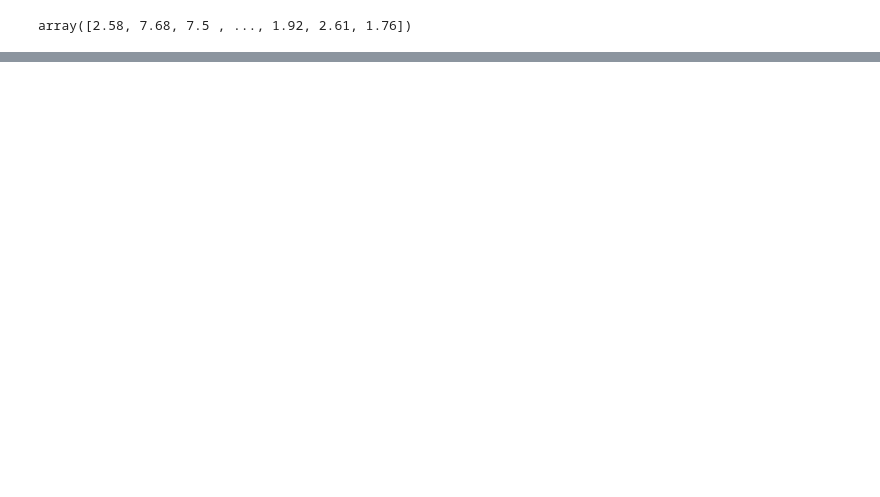
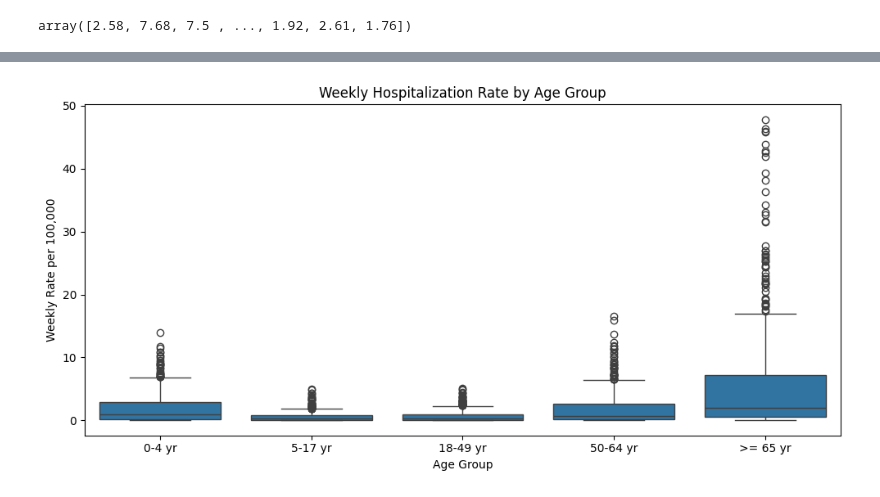
Before and after one commit to Mahmoud4Younis/my-, a Jupyter notebook: Who_Gets_Hospitalized_with_Flu_.ipynb, the cells around one changed output, grey strips where cells are left out. Saved outputs shown, nothing was run; the diff lists cells and outputs as text; code cells hidden in the pictures; blank space fills up the shorter version.

```diff
--- a/Who_Gets_Hospitalized_with_Flu_.ipynb
+++ b/Who_Gets_Hospitalized_with_Flu_.ipynb
@@ -477,0 +553,17 @@ dtype: float64
+# %%
+plt.figure(figsize=(10, 5))
+
+sns.boxplot(
+    data=df_age_eda,
+    x='AGE CATEGORY',
+    y='WEEKLY RATE',
+    order=age_groups
+)
+
+plt.title('Weekly Hospitalization Rate by Age Group')
+plt.xlabel('Age Group')
+plt.ylabel('Weekly Rate per 100,000')
+plt.tight_layout()
+plt.show()
+# %% [output]
+[figure, added]
```
Also changed, not shown: parts of 22 cells of this notebook.
